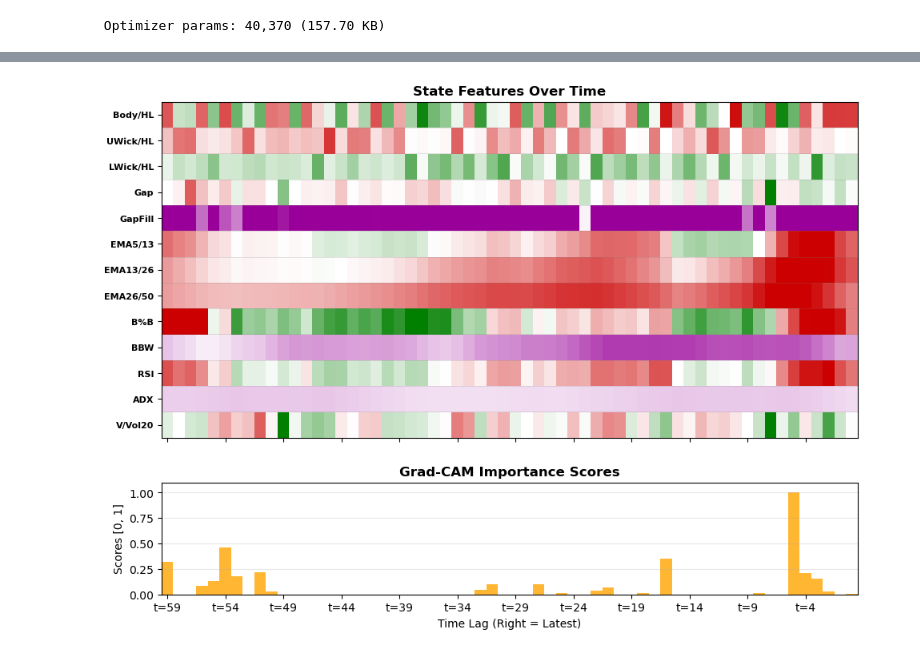
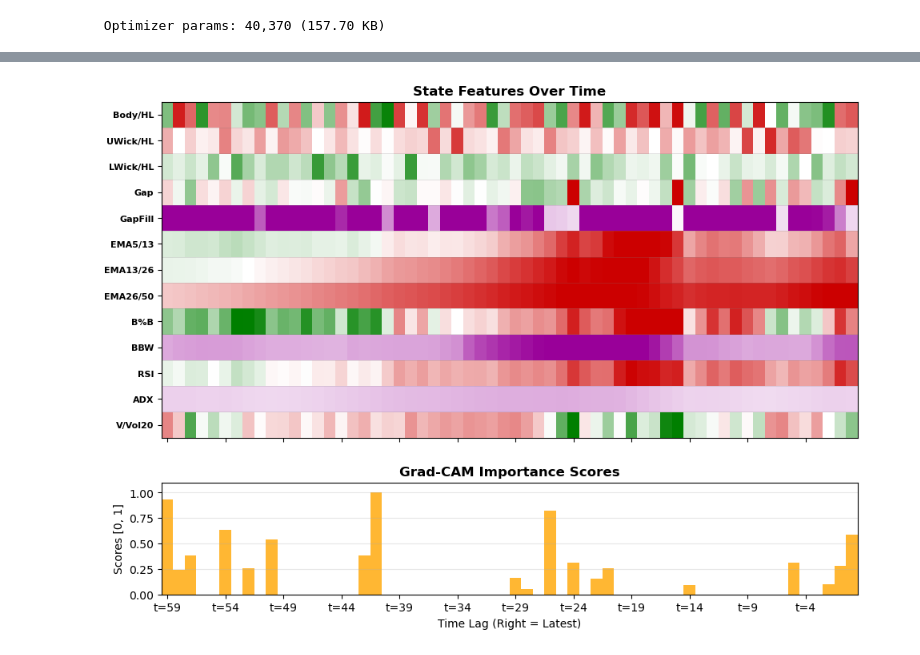
Before and after one commit to shh1v/ReinforceTrader, a Jupyter notebook: notebooks/Explainability.ipynb, the cells around one changed output, grey strips where cells are left out. Cells and saved outputs as stored; diff of their text form; code cells hidden in the pictures.

```diff
--- a/notebooks/Explainability.ipynb
+++ b/notebooks/Explainability.ipynb
@@ -14,8 +14,8 @@ from reinforcetrader.explainable_utils import ModelExplainer
 # %%
 # Set the keras model path below
 MODEL_PATH = '../model_checkpoints/DDQN_DSRC_AE1.keras'
-
+MODEL_REWARD_FUNCTION = 'DSR'
 # Create explainer object (Load keras model)
-explainer = ModelExplainer(MODEL_PATH)
+explainer = ModelExplainer(MODEL_PATH, MODEL_REWARD_FUNCTION)
 # %% [output]
 WARNING: All log messages before absl::InitializeLog() is called are written to STDERR
@@ -52,25 +53,23 @@ Model: "DualBranchDQN"
 # %%
-# Load the saved state representations of the DRL agent
-SCENARIO_TICKER = 'PG'
-BUY_DATE = pd.to_datetime('2020-01-07')
-SELL_DATE = pd.to_datetime('2020-01-09')
+# Set the ticker and buy date to explore
+SCENARIO_TICKER = 'MCD'
+BUY_DATE = pd.to_datetime('2019-12-24')
 
-def load_state_pickle(date: pd.Timestamp, ticker, fname: str) -> pd.DataFrame | dict | None:
-    rel_path = lambda fname : f'../data/test/states/{ticker}_{date.strftime("%Y_%m_%d")}_{fname}.pkl'
-    state_obj = None
-    with open(rel_path(fname), 'rb') as handle:
-        state_obj = pickle.load(handle)
-    return state_obj
+def load_state_reward(idf1, idf2: str) -> tuple[np.ndarray, np.ndarray]:
+    f_path = lambda n: f'../data/test/states/{idf1}_{idf2}_{n}.npy'
+    states = np.load(f_path('states'))
+    rewards = np.load(f_path('rewards'))
+    return states, rewards
 
-buy_state = load_state_pickle(BUY_DATE, SCENARIO_TICKER, 'buy_state')
-sell_state = load_state_pickle(SELL_DATE, SCENARIO_TICKER, 'sell_state')
-buy_rc = load_state_pickle(BUY_DATE, SCENARIO_TICKER, 'buy_rc')
-sell_rc = load_state_pickle(SELL_DATE, SCENARIO_TICKER, 'sell_rc')
+# Load the saved state/reward representations for MCD from buy to sell
+trade_states, trade_rewards = load_state_reward(SCENARIO_TICKER, BUY_DATE.strftime("%Y_%m_%d"))
+# Load 200 random samples from the backtesting
+rand_states, rand_rewards = load_state_reward('rand', '200')
 # %%
 # Choose the last layer for grad-CAM
 LAYER_NAME = 'conv1d_2'
 
-# Run the grad-CAM on last 1d conv layer in the CNN branch
-explainer.run_grad_cam(buy_state, buy_rc, trade_pos=DRLAgent.OUT_TRADE, action=DRLAgent.A_BUY, layer_name=LAYER_NAME)
+# Run the grad-CAM on last 1d conv layer in the CNN branch for buy state
+explainer.run_grad_cam(trade_states[0], trade_rewards[0], action=DRLAgent.A_BUY, layer_name=LAYER_NAME)
 # %% [output]
-[figure, old version]
+[figure, new version]
```
Also changed, not shown: parts of 5 cells of this notebook, 1 other file.
